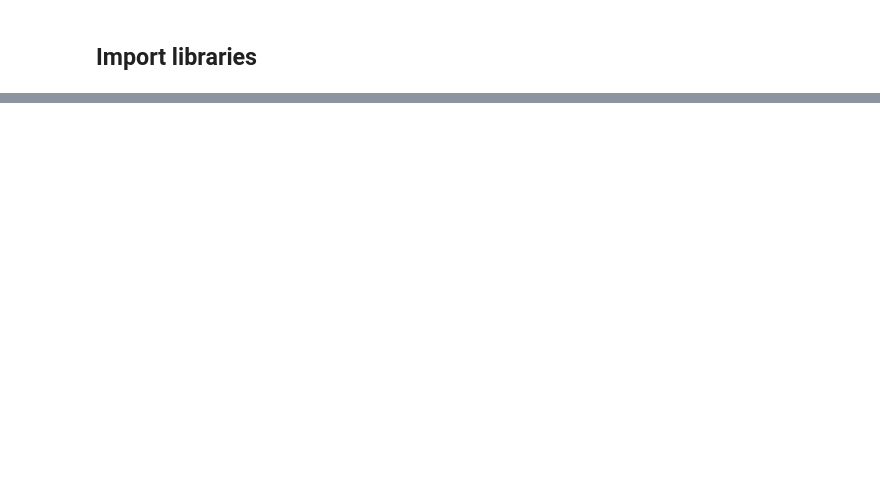
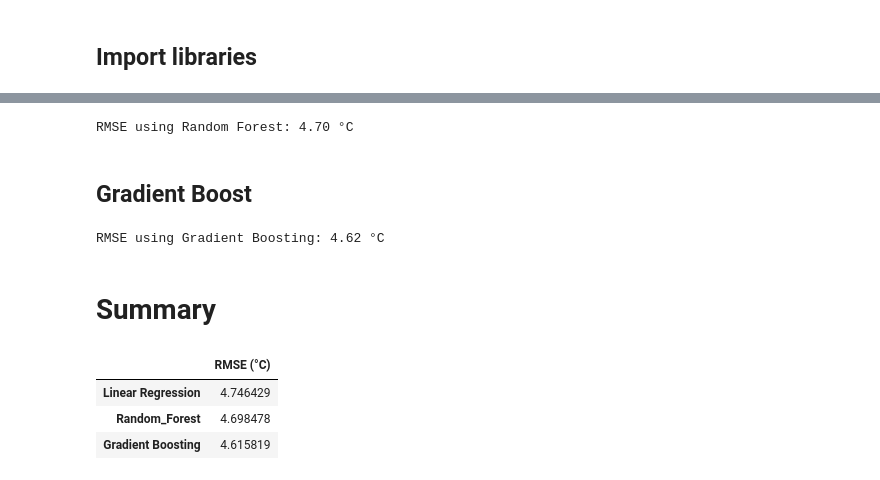
Before and after one commit to slava-yr/PUCP-Inti-Data, a Jupyter notebook: Examples/Module Temperature Predictor.ipynb, the cells around one changed output, grey strips where cells are left out. Saved outputs shown, nothing was run; the diff lists cells and outputs as text; code cells hidden in the pictures; blank space fills up the shorter version.

```diff
--- a/Examples/Module Temperature Predictor.ipynb
+++ b/Examples/Module Temperature Predictor.ipynb
@@ -16,0 +118,34 @@ FileNotFoundError: [Errno 2] No such file or directory: '../PV_dataset.csv'
+# %%
+from sklearn.ensemble import RandomForestRegressor
+
+rf = RandomForestRegressor(n_estimators=100, random_state=18)
+
+rf.fit(X_train, y_train)
+pred_rf = rf.predict(X_test)
+# %%
+rmse_rf = mean_squared_error(y_test, pred_rf) ** 0.5
+print(f"RMSE using Random Forest: {rmse_rf:.2f} °C" )
+# %% [output]
+RMSE using Random Forest: 4.70 °C
+# %% [markdown]
+## Gradient Boost
+# %%
+gbr = GradientBoostingRegressor(n_estimators=500, learning_rate=0.05, max_depth=3, random_state=18)
+gbr.fit(X_train, y_train)
+pred_gbr = gbr.predict(X_test)
+# %%
+rmse_gbr = mean_squared_error(y_test, pred_gbr) ** 0.5
+print(f"RMSE using Gradient Boosting: {rmse_gbr:.2f} °C" )
+# %% [output]
+RMSE using Gradient Boosting: 4.62 °C
+# %% [markdown]
+# Summary
+# %%
+results_dict = {'Linear Regression': rmse_reg, 'Random_Forest': rmse_rf, 'Gradient Boosting': rmse_gbr}
+results_df = pd.DataFrame.from_dict(results_dict, orient='index', columns=['RMSE (°C)'])
+results_df
+# %% [output]
+|  | RMSE (°C) |
+| Linear Regression | 4.746429 |
+| Random_Forest | 4.698478 |
+| Gradient Boosting | 4.615819 |
```
Also changed, not shown: parts of 27 cells of this notebook, 1 other file.
